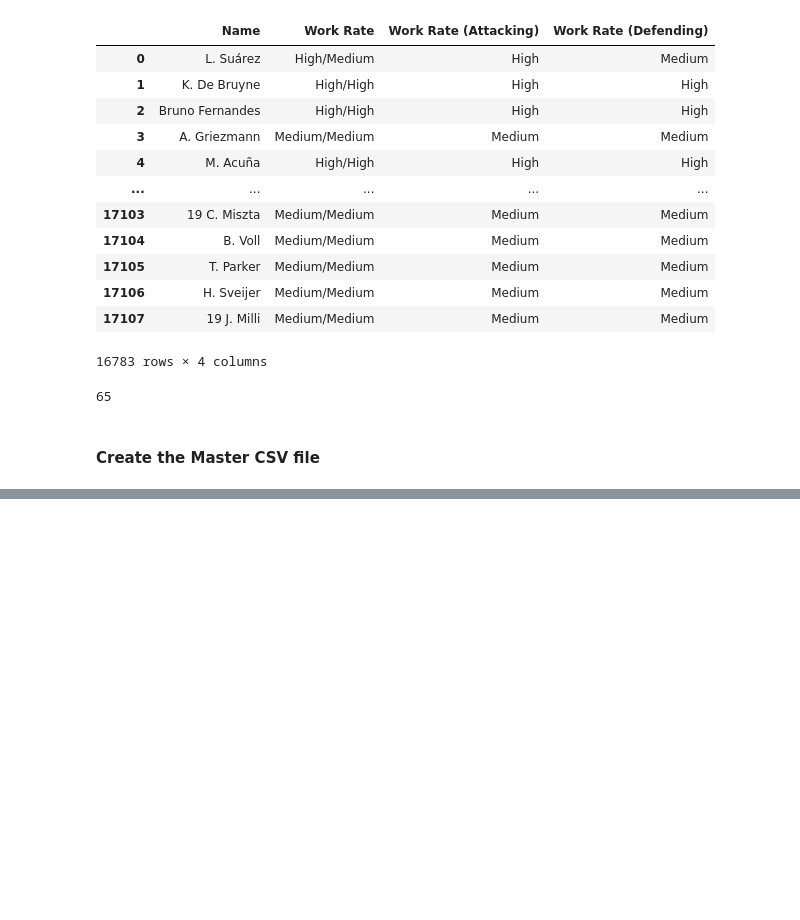
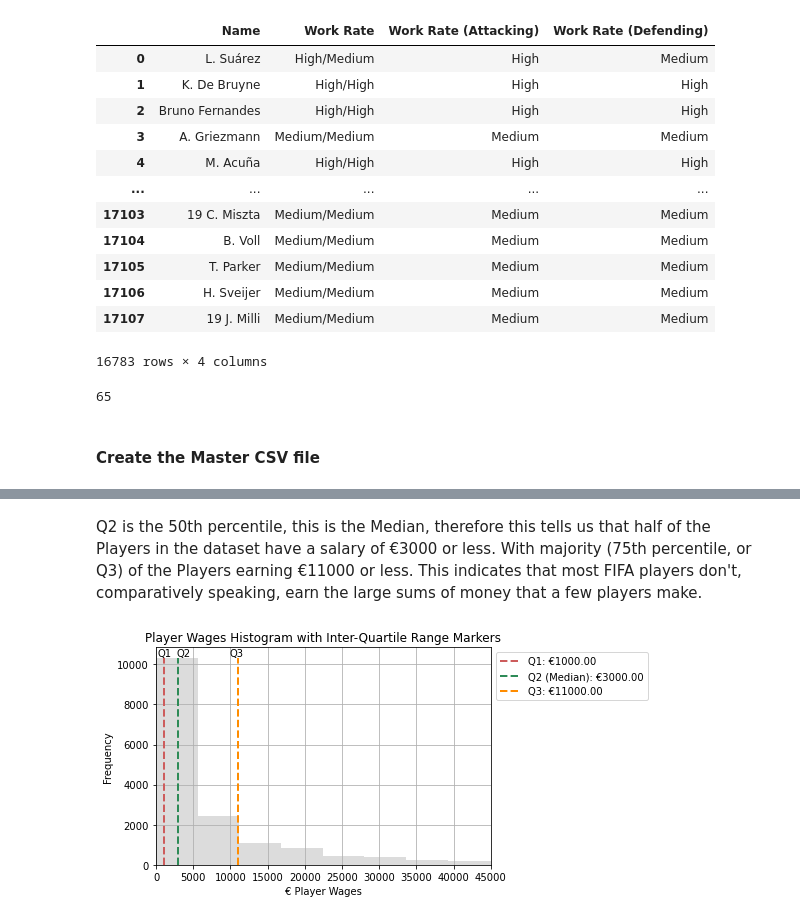
Before and after one commit to knadoor/FIFA-21-Player-Analysis, a Jupyter notebook: FIFA 21 Player Analysis.ipynb, the cells around one changed output, grey strips where cells are left out. Saved outputs shown, nothing was run; the diff lists cells and outputs as text; code cells hidden in the pictures; blank space fills up the shorter version.

```diff
--- a/FIFA 21 Player Analysis.ipynb
+++ b/FIFA 21 Player Analysis.ipynb
@@ -718,0 +805,22 @@ df.sample(10)
+# %% [markdown]
+Q2 is the 50th percentile, this is the Median, therefore this tells us that half of the Players in the dataset have a salary of €3000 or less. With majority (75th percentile, or Q3) of the Players earning €11000 or less. This indicates that most FIFA players don't, comparatively speaking, earn the large sums of money that a few players make.
+# %%
+Q1 = df['Wage (€)'].quantile([0.25])
+Q2 = df['Wage (€)'].quantile([0.50])
+Q3 = df['Wage (€)'].quantile([0.75])
+
+plt.hist(data = df, x = 'Wage (€)', color = "gainsboro", bins=100)
+plt.axvline(x=float(Q1), color='indianred', ls='--', ymax=0.95, lw=2, label="Q1: €{:.2f}".format(float(Q1)))
+plt.axvline(x=float(Q2), color='seagreen', ls='--', ymax=0.95, lw=2, label="Q2 (Median): €{:.2f}".format(float(Q2)))
+plt.axvline(x=float(Q3), color='darkorange', ls='--', ymax=0.95, lw=2, label="Q3: €{:.2f}".format(float(Q3)))
+plt.text(Q1*0.2,10400,'Q1',rotation=0)
+plt.text(Q2*0.9,10400,'Q2',rotation=0)
+plt.text(Q3*0.9,10400,'Q3',rotation=0)
+plt.xlabel("€ Player Wages")
+plt.ylabel("Frequency")
+plt.grid()
+plt.title("Player Wages Histogram with Inter-Quartile Range Markers")
+plt.legend(bbox_to_anchor=(1.0, 1), loc='upper left')
+plt.xlim(0,45000);
+# %% [output]
+[figure, added]
```
Also changed, not shown: parts of 21 cells of this notebook.
